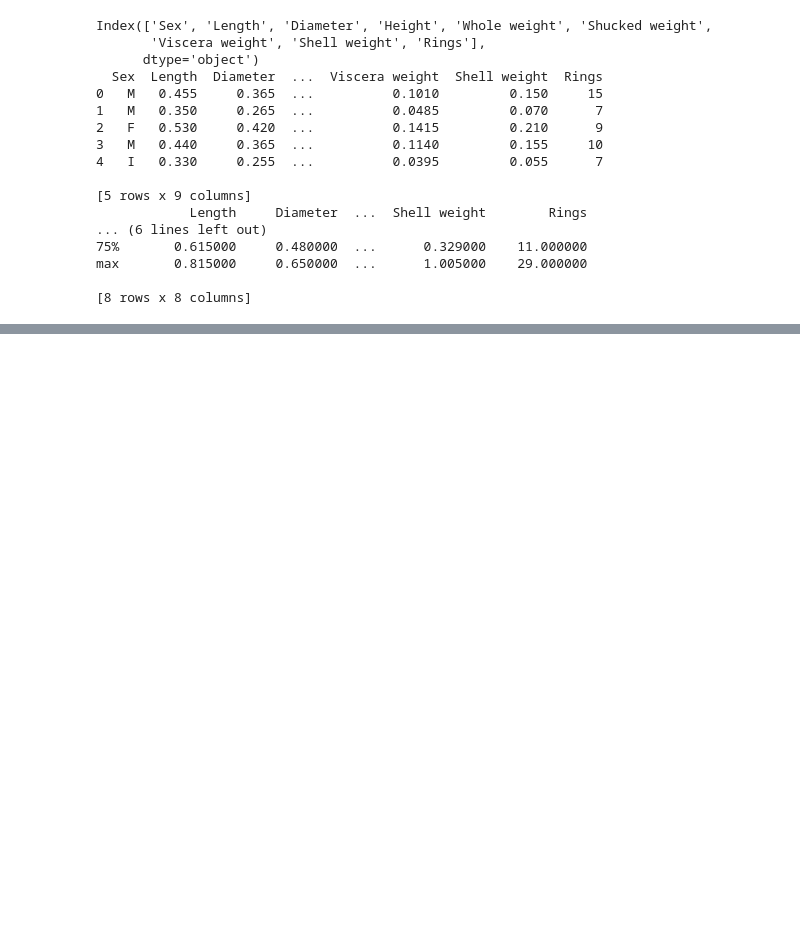
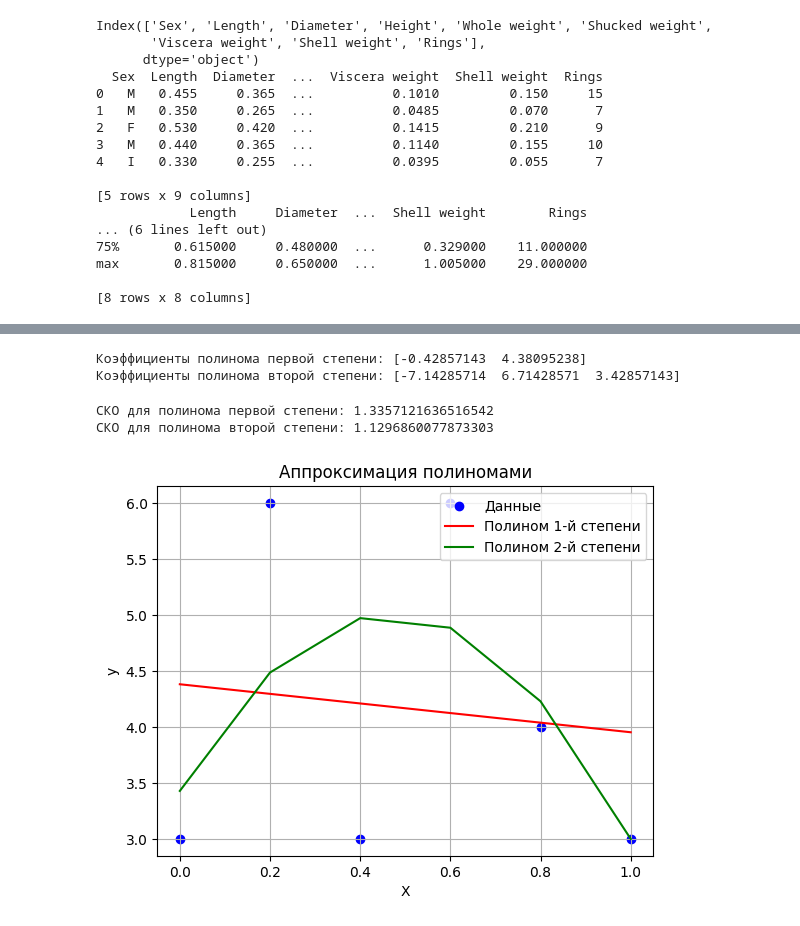
Before and after one commit to zina1t/-, a Jupyter notebook: Искусственный интеллект/Рабочая_тетрадь_4/Griaztsov_V_Workbook4.ipynb, the cells around one changed output, grey strips where cells are left out. Saved outputs shown, nothing was run; the diff lists cells and outputs as text; code cells hidden in the pictures; blank space fills up the shorter version.

```diff
--- a/Искусственный интеллект/Рабочая_тетрадь_4/Griaztsov_V_Workbook4.ipynb
+++ b/Искусственный интеллект/Рабочая_тетрадь_4/Griaztsov_V_Workbook4.ipynb
@@ -622,0 +699,51 @@ print('Root Mean Squared Error:', metrics.root_mean_squared_error(y_test, y_pred
+# %%
+import numpy as np
+import matplotlib.pyplot as plt
+from sklearn.metrics import root_mean_squared_error
+
+X = np.array([0.0, 0.2, 0.4, 0.6, 0.8, 1.0])
+y = np.array([3.0, 6.0, 3.0, 6.0, 4.0, 3.0])
+# %%
+# Полином первой степени
+coeffs_1 = np.polyfit(X, y, 1)
+print("Коэффициенты полинома первой степени:", coeffs_1)
+
+# Полином второй степени
+coeffs_2 = np.polyfit(X, y, 2)
+print("Коэффициенты полинома второй степени:", coeffs_2)
+# %% [output]
+Коэффициенты полинома первой степени: [-0.42857143  4.38095238]
+Коэффициенты полинома второй степени: [-7.14285714  6.71428571  3.42857143]
+# %%
+# Предсказания для полинома первой степени
+Y_pred_1 = np.polyval(coeffs_1, X)
+
+# Вычисление СКО для первой степени
+rmse_1 = metrics.root_mean_squared_error(y, Y_pred_1)
+print("СКО для полинома первой степени:", rmse_1)
+
+# Предсказания для полинома второй степени
+Y_pred_2 = np.polyval(coeffs_2, X)
+
+# Вычисление СКО для второй степени
+rmse_2 = metrics.root_mean_squared_error(y, Y_pred_2)
+print("СКО для полинома второй степени:", rmse_2)
+# %% [output]
+СКО для полинома первой степени: 1.3357121636516542
+СКО для полинома второй степени: 1.1296860077873303
+# %%
+# Визуализация данных и аппроксимаций
+plt.scatter(X, y, label='Данные', color='blue')
+
+plt.plot(X, Y_pred_1, label='Полином 1-й степени', color='red')
+
+plt.plot(X, Y_pred_2, label='Полином 2-й степени', color='green')
+
+plt.xlabel('X')
+plt.ylabel('y')
+plt.title('Аппроксимация полиномами')
+plt.legend()
+plt.grid()
+plt.show()
+# %% [output]
+[figure, added]
```
Also changed, not shown: parts of 20 cells of this notebook.
